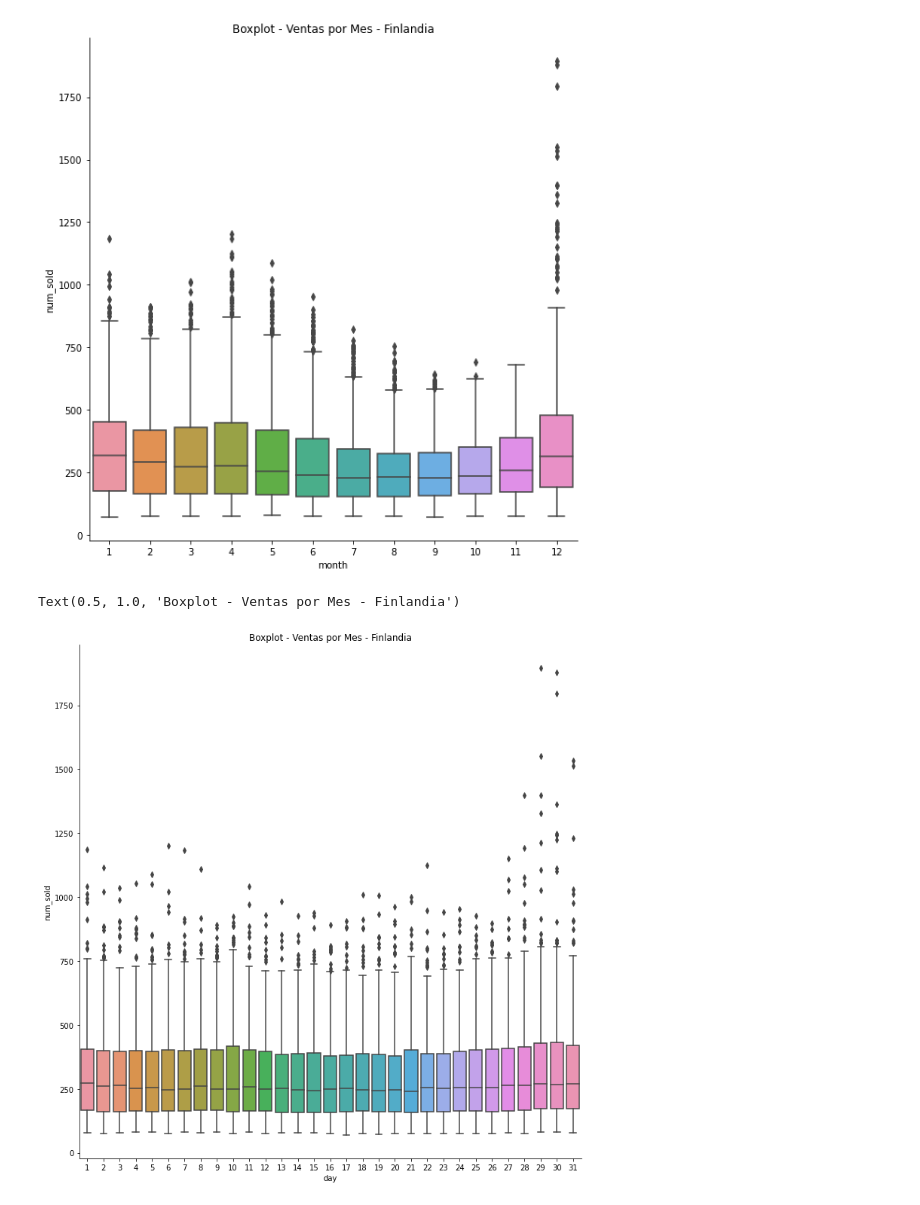
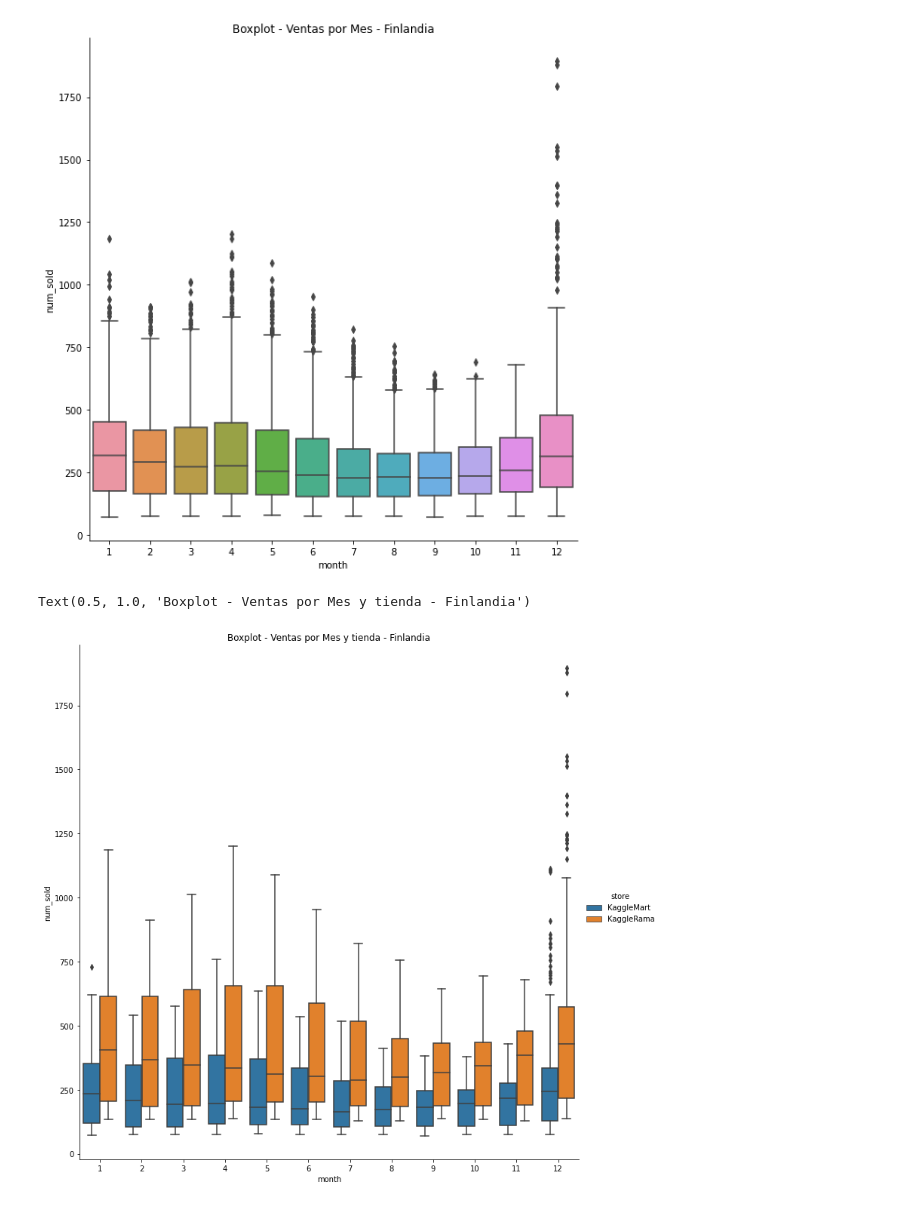
Before and after one commit to ccollado7/kaggle-tps-jan2022, a Jupyter notebook: notebooks/EDA/kaggle-tps-EDA.ipynb, the cells around one changed output. Drawn from its saved outputs; the diff is of its cells as text; code cells hidden in the pictures.

```diff
--- a/notebooks/EDA/kaggle-tps-EDA.ipynb
+++ b/notebooks/EDA/kaggle-tps-EDA.ipynb
@@ -43,7 +43,8 @@ Para poder realizar analisis por año y por meses incorporo columnas con estos v
 train['year'] = pd.to_datetime(train['date']).dt.year
 train['month'] = pd.to_datetime(train['date']).dt.month
 train['week'] = pd.to_datetime(train['date']).dt.week
-train['day'] = pd.to_datetime(train['date']).dt.day
+train['day_month'] = pd.to_datetime(train['date']).dt.day
+train['day_year'] = pd.to_datetime(train['date']).dt.dayofyear
 
 train.sample(10)
 # %% [output]
@@ -190,9 +225,10 @@ plt.title('Boxplot - Ventas por Mes - Finlandia')
 Text(0.5, 1.0, 'Boxplot - Ventas por Mes - Finlandia')
 [figure]
 # %%
-#Cantidad vendida por mes
-sns.catplot(x="day", y="num_sold", kind="box", data=train_finland,height=10, aspect=1)
-plt.title('Boxplot - Ventas por Mes - Finlandia')
+#Cantidad vendida por mes y tienda
+
+sns.catplot(x="month", y="num_sold",hue="store",kind="box", data=train_finland,height=10,aspect=1)
+plt.title('Boxplot - Ventas por Mes y tienda - Finlandia')
 # %% [output]
-Text(0.5, 1.0, 'Boxplot - Ventas por Mes - Finlandia')
+Text(0.5, 1.0, 'Boxplot - Ventas por Mes y tienda - Finlandia')
-[figure, old version]
+[figure, new version]
```
Also changed, not shown: parts of 9 cells of this notebook.
